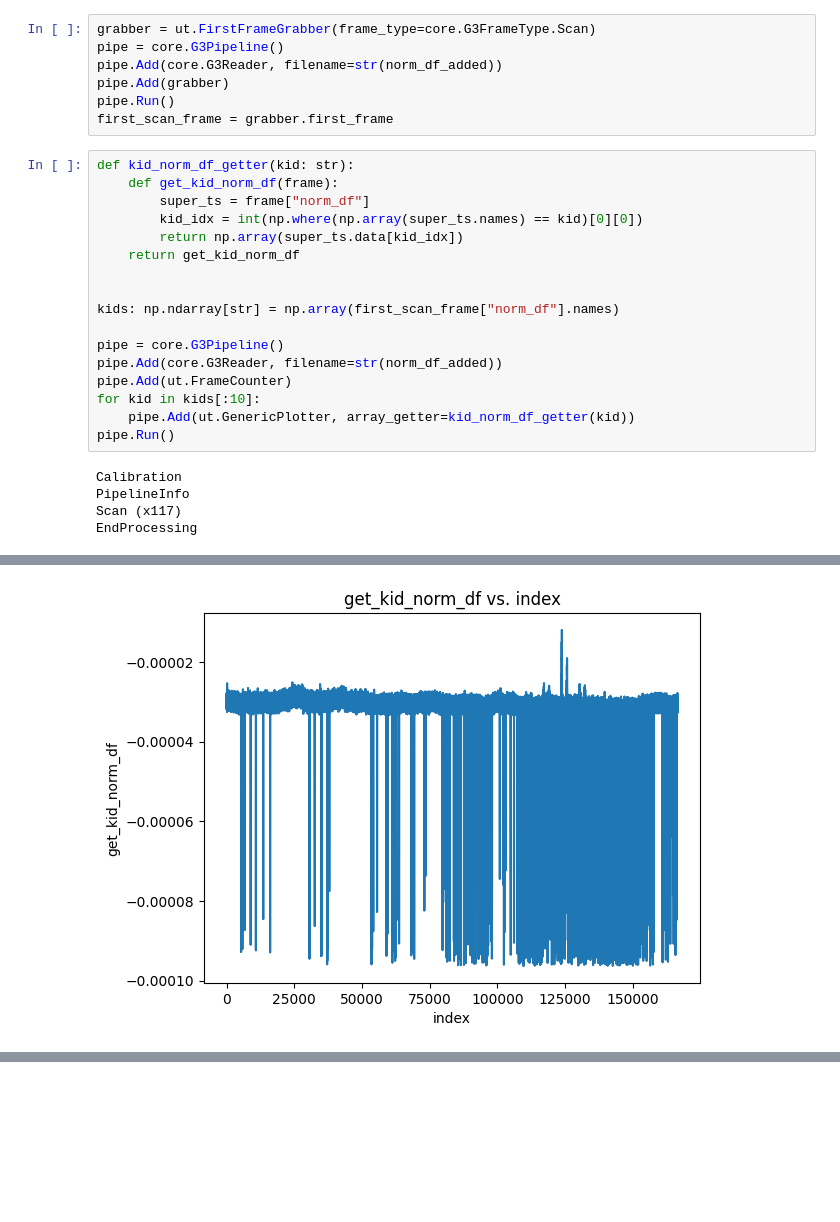
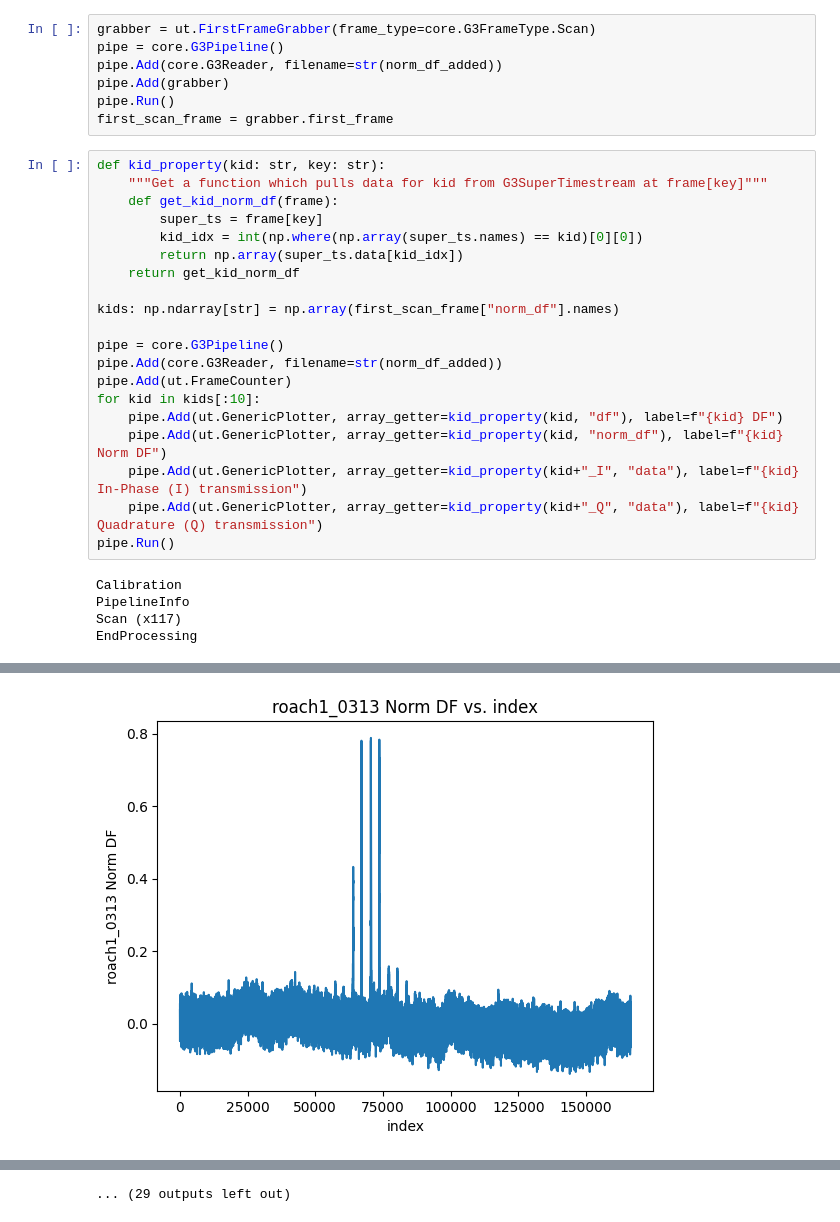
Before and after one commit to jonahjlee/blasttng-to-g3, a Jupyter notebook: notebooks/signal_analysis.ipynb, the cells around one changed output, grey strips where cells are left out. Drawn from its saved outputs; the diff is of its cells as text; blank space fills up the shorter version.

```diff
--- a/notebooks/signal_analysis.ipynb
+++ b/notebooks/signal_analysis.ipynb
@@ -92,13 +91,13 @@ pipe.Add(grabber)
 pipe.Run()
 first_scan_frame = grabber.first_frame
 # %%
-def kid_norm_df_getter(kid: str):
+def kid_property(kid: str, key: str):
+    """Get a function which pulls data for kid from G3SuperTimestream at frame[key]"""
     def get_kid_norm_df(frame):
-        super_ts = frame["norm_df"]
+        super_ts = frame[key]
         kid_idx = int(np.where(np.array(super_ts.names) == kid)[0][0])
         return np.array(super_ts.data[kid_idx])
     return get_kid_norm_df
-
 
 kids: np.ndarray[str] = np.array(first_scan_frame["norm_df"].names)
 
@@ -106,7 +105,10 @@ pipe = core.G3Pipeline()
 pipe.Add(core.G3Reader, filename=str(norm_df_added))
 pipe.Add(ut.FrameCounter)
 for kid in kids[:10]:
-    pipe.Add(ut.GenericPlotter, array_getter=kid_norm_df_getter(kid))
+    pipe.Add(ut.GenericPlotter, array_getter=kid_property(kid, "df"), label=f"{kid} DF")
+    pipe.Add(ut.GenericPlotter, array_getter=kid_property(kid, "norm_df"), label=f"{kid} Norm DF")
+    pipe.Add(ut.GenericPlotter, array_getter=kid_property(kid+"_I", "data"), label=f"{kid} In-Phase (I) transmission")
+    pipe.Add(ut.GenericPlotter, array_getter=kid_property(kid+"_Q", "data"), label=f"{kid} Quadrature (Q) transmission")
 pipe.Run()
 # %% [output]
 Calibration
@@ -121 +123 @@ EndProcessing
-[figure, old version]
+[figure, new version]
@@ -125,0 +129 @@ EndProcessing
+... (29 outputs left out)
```
Also changed, not shown: parts of 4 cells of this notebook, 2 other files.
